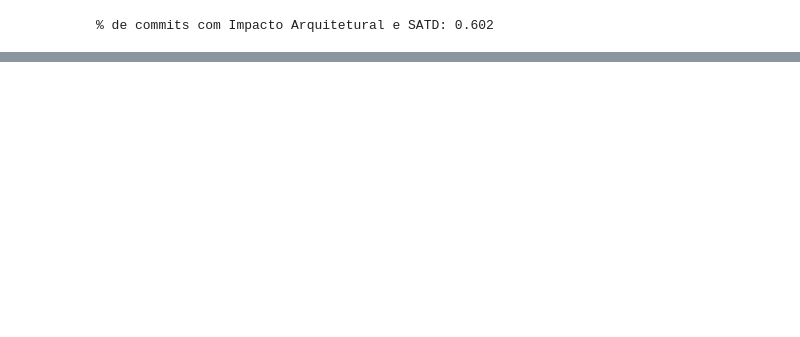
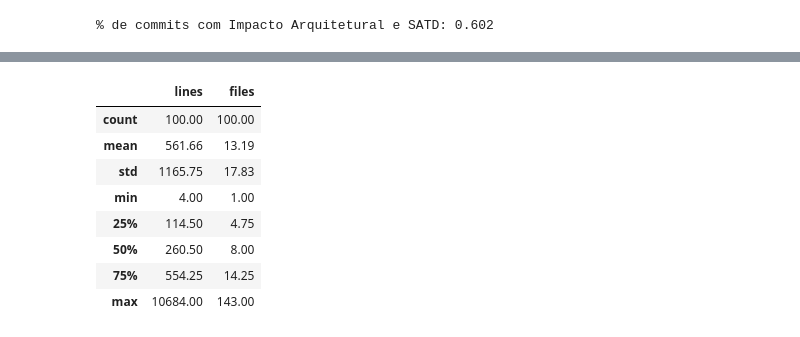
Before and after one commit to armandossrecife/my_validation, a Jupyter notebook: my_satd_kafka.ipynb, the cells around one changed output, grey strips where cells are left out. Cells and saved outputs as stored; diff of their text form; code cells hidden in the pictures; blank space fills up the shorter version.

```diff
--- a/my_satd_kafka.ipynb
+++ b/my_satd_kafka.ipynb
@@ -326,0 +477,12 @@ print(f'% de commits com Impacto Arquitetural e SATD: {p_commits_com_yes_ai}')
+# %%
+round(df_kafka_commits_issues_no_ai_no_satd.describe(), 2)
+# %% [output]
+|  | lines | files |
+| count | 100.00 | 100.00 |
+| mean | 561.66 | 13.19 |
+| std | 1165.75 | 17.83 |
+| min | 4.00 | 1.00 |
+| 25% | 114.50 | 4.75 |
+| 50% | 260.50 | 8.00 |
+| 75% | 554.25 | 14.25 |
+| max | 10684.00 | 143.00 |
```
Also changed, not shown: parts of 14 cells of this notebook.
